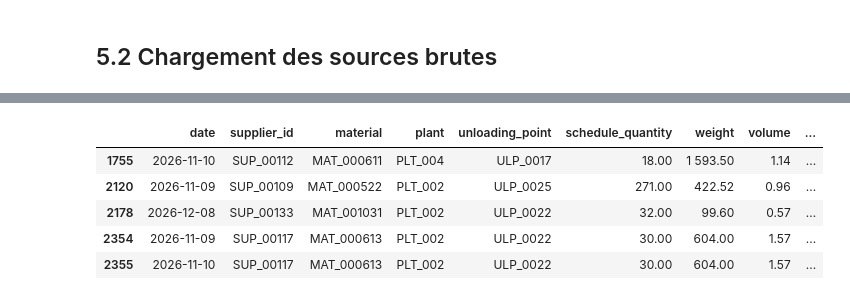
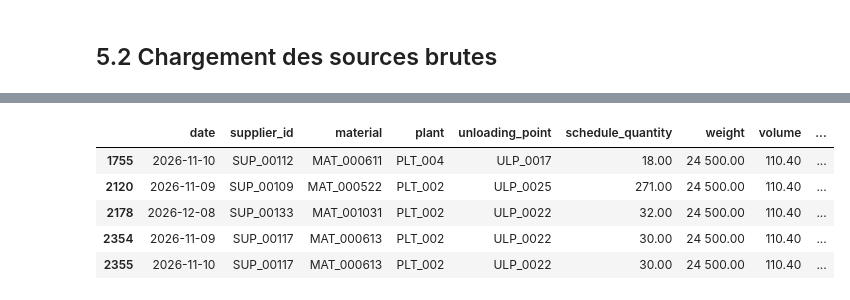
Before and after one commit to exauceh/delivery_schedule_optimization, a Jupyter notebook: milestone1/milestone1.ipynb, the cells around one changed output, grey strips where cells are left out. Saved outputs shown, nothing was run; the diff lists cells and outputs as text; code cells hidden in the pictures.

```diff
--- a/milestone1/milestone1.ipynb
+++ b/milestone1/milestone1.ipynb
@@ -23,13 +23,17 @@ class CleaningConfig:
 
     data_dir: Path = Path("../docs")
     output_dir: Path = Path("../data")
-    truck_kg: float = 24_500.0  # DQ07: a line heavier than one truck is removed
+    truck_kg: float = 24_500.0  # DQ05: a line heavier than one truck is removed
     truck_m3: float = 110.4  # truck volume capacity (cartography, informative)
     horizon_start: str = "2026-11-09"
     horizon_end: str = "2027-01-01"
     holiday_country: str = "DE"  # no reception on German public holidays
     holiday_subdiv: str | None = None  # e.g. "BY" to add regional holidays
-    tail_date: str = "2027-01-01"  # DQ05: rows dated on or after this day are removed
+    tail_date: str = "2027-01-01"  # DQ03: rows dated on or after this day are removed
+    # DQ04: how a missing weight / volume is imputed.
+    #   None -> a full truck (truck_kg / truck_m3), the most prudent choice
+    #   0..1 -> that quantile of the valid values of the same couple, else of the same plant (0.5 = median)
+    impute_quantile: float | None = None
     max_anticipation_days: int = 7  # RG03
     allowed_frequencies: tuple[int, ...] = (1, 2, 3, 4, 5)  # RG05, deliveries per week
     couple_key: tuple[str, ...] = ("supplier_id", "plant")  # RG01
@@ -40,6 +44,10 @@ class CleaningConfig:
         "plant",
         "unloading_point",
     )
+
+    def __post_init__(self) -> None:
+        if self.impute_quantile is not None and not 0.0 <= self.impute_quantile <= 1.0:
+            raise ValueError("impute_quantile must be None or between 0 and 1")
 
 
 cfg = CleaningConfig()
@@ -1243,7 +1141,0 @@ mais ont des valeurs différentes sont signalées et conservées : les additionn
-# %%
-n_exact = int(schedule.duplicated().sum())
-schedule = schedule.drop_duplicates()
-register("DQ02", "schedule", "warning", n_exact, "dropped (exact duplicate)")
-
-n_key = int(schedule.duplicated(list(cfg.key_columns), keep=False).sum())
-register("DQ02", "schedule", "error", n_key, "flagged only (same key, different values)")
@@ -1336,58 +1228,42 @@ poids est une partie fixe (emballage) plus une partie par pièce, il n'est donc
 # %%
-def impute_with_median(df: pd.DataFrame, column: str, first_level: list[str] | None = None) -> pd.DataFrame:
+def impute_missing(df: pd.DataFrame, column: str, capacity: float, quantile: float | None) -> pd.DataFrame:
     """Fill missing or non-positive values of `column`.
 
-    Levels: optional `first_level` key (e.g. material x dock for the fixed container volume), then couple, then plant.
+    quantile None: the truck capacity. Otherwise the quantile of the valid values of the same couple,
+    then of the same plant, and the truck capacity if neither exists.
     """
     result = df.copy()
     needs = result[column].isna() | (result[column] <= 0)
+    level = pd.Series(pd.NA, index=result.index, dtype="string")
 
-    reference = result[column].where(result[column] > 0)
-    couple_median = reference.groupby([result["supplier_id"], result["plant"]]).transform("median")
-    plant_median = reference.groupby(result["plant"]).transform("median")
+    if quantile is None:
+        result.loc[needs, column] = capacity
+        level[needs] = "truck_max"
+        counts = {"truck_max": int(needs.sum())}
+    else:
+        reference = result[column].where(result[column] > 0)
 
-    if first_level:
-        first_median = reference.groupby([result[k] for k in first_level]).transform("median")
-        by_first = needs & first_median.notna()
-    else:
-        first_median = reference
-        by_first = pd.Series(False, index=result.index)
-    by_couple = needs & ~by_first & couple_median.notna()
-    by_plant = needs & ~by_first & ~by_couple & plant_median.notna()
-    unresolved = needs & ~by_first & ~by_couple & ~by_plant
+        def group_quantile(keys: list[str]) -> pd.Series:
+            return reference.groupby([result[k] for k in keys]).transform(lambda s: s.quantile(quantile))
 
-    level = pd.Series(pd.NA, index=result.index, dtype="string")
-    level[by_first] = "material_dock"
-    level[by_couple] = "couple"
-    level[by_plant] = "plant"
+        by_couple = needs & group_quantile(list(cfg.couple_key)).notna()
+        by_plant = needs & ~by_couple & group_quantile(["plant"]).notna()
+        fallback = needs & ~by_couple & ~by_plant
+        result.loc[by_couple, column] = group_quantile(list(cfg.couple_key))[by_couple]
+        result.loc[by_plant, column] = group_quantile(["plant"])[by_plant]
+        result.loc[fallback, column] = capacity
+        level[by_couple], level[by_plant], level[fallback] = "couple", "plant", "truck_max"
+        counts = {"couple": int(by_couple.sum()), "plant": int(by_plant.sum()), "truck_max": int(fallback.sum())}
 
-    result.loc[by_first, column] = first_median[by_first]
-    result.loc[by_couple, column] = couple_median[by_couple]
-    result.loc[by_plant, column] = plant_median[by_plant]
-    result[f"{column}_imputed"] = needs & ~unresolved
+    result[f"{column}_imputed"] = needs
     result[f"{column}_impute_level"] = level
-
-    register("DQ06", "schedule", "warning", int(by_first.sum()), f"{column} imputed with the same material x dock value")
-    register(
-        "DQ06",
-        "schedule",
-        "warning",
-        int(by_couple.sum()),
-        f"{column} imputed with the couple median",
-    )
-    register(
-        "DQ06",
-        "schedule",
-        "warning",
-        int(by_plant.sum()),
-        f"{column} imputed with the plant median",
-    )
-    register("DQ06", "schedule", "error", int(unresolved.sum()), f"{column} not imputable")
+    for name, n_rows in counts.items():
+        register("DQ04", "schedule", "warning", n_rows, f"{column} imputed ({name}, impute_quantile={quantile})")
     return result
 
 
-schedule = impute_with_median(schedule, "weight")
-schedule = impute_with_median(schedule, "volume", first_level=["material", "unloading_point"])
+schedule = impute_missing(schedule, "weight", cfg.truck_kg, cfg.impute_quantile)
+schedule = impute_missing(schedule, "volume", cfg.truck_m3, cfg.impute_quantile)
 
 schedule[schedule["weight_imputed"] | schedule["volume_imputed"]].head()
 # %% [output]
@@ -1402,7 +1272,7 @@ schedule[schedule["weight_imputed"] | schedule["volume_imputed"]].head()
 |  | date | supplier_id | material | plant | unloading_point | schedule_quantity | weight | volume | ... |
-| 1755 | 2026-11-10 | SUP_00112 | MAT_000611 | PLT_004 | ULP_0017 | 18.00 | 1 593.50 | 1.14 | ... |
-| 2120 | 2026-11-09 | SUP_00109 | MAT_000522 | PLT_002 | ULP_0025 | 271.00 | 422.52 | 0.96 | ... |
-| 2178 | 2026-12-08 | SUP_00133 | MAT_001031 | PLT_002 | ULP_0022 | 32.00 | 99.60 | 0.57 | ... |
-| 2354 | 2026-11-09 | SUP_00117 | MAT_000613 | PLT_002 | ULP_0022 | 30.00 | 604.00 | 1.57 | ... |
-| 2355 | 2026-11-10 | SUP_00117 | MAT_000613 | PLT_002 | ULP_0022 | 30.00 | 604.00 | 1.57 | ... |
+| 1755 | 2026-11-10 | SUP_00112 | MAT_000611 | PLT_004 | ULP_0017 | 18.00 | 24 500.00 | 110.40 | ... |
+| 2120 | 2026-11-09 | SUP_00109 | MAT_000522 | PLT_002 | ULP_0025 | 271.00 | 24 500.00 | 110.40 | ... |
+| 2178 | 2026-12-08 | SUP_00133 | MAT_001031 | PLT_002 | ULP_0022 | 32.00 | 24 500.00 | 110.40 | ... |
+| 2354 | 2026-11-09 | SUP_00117 | MAT_000613 | PLT_002 | ULP_0022 | 30.00 | 24 500.00 | 110.40 | ... |
+| 2355 | 2026-11-10 | SUP_00117 | MAT_000613 | PLT_002 | ULP_0022 | 30.00 | 24 500.00 | 110.40 | ... |
 # %% [markdown]
```
Also changed, not shown: parts of 40 cells of this notebook, 12 other files.
